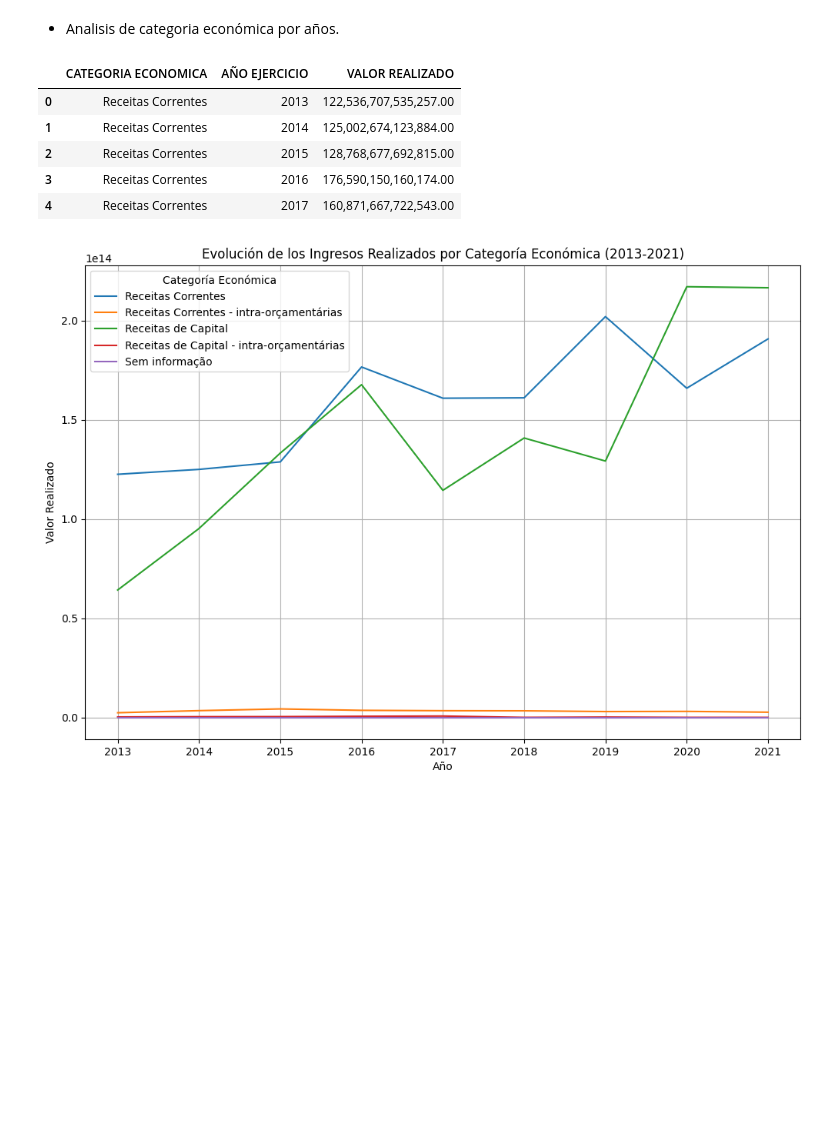
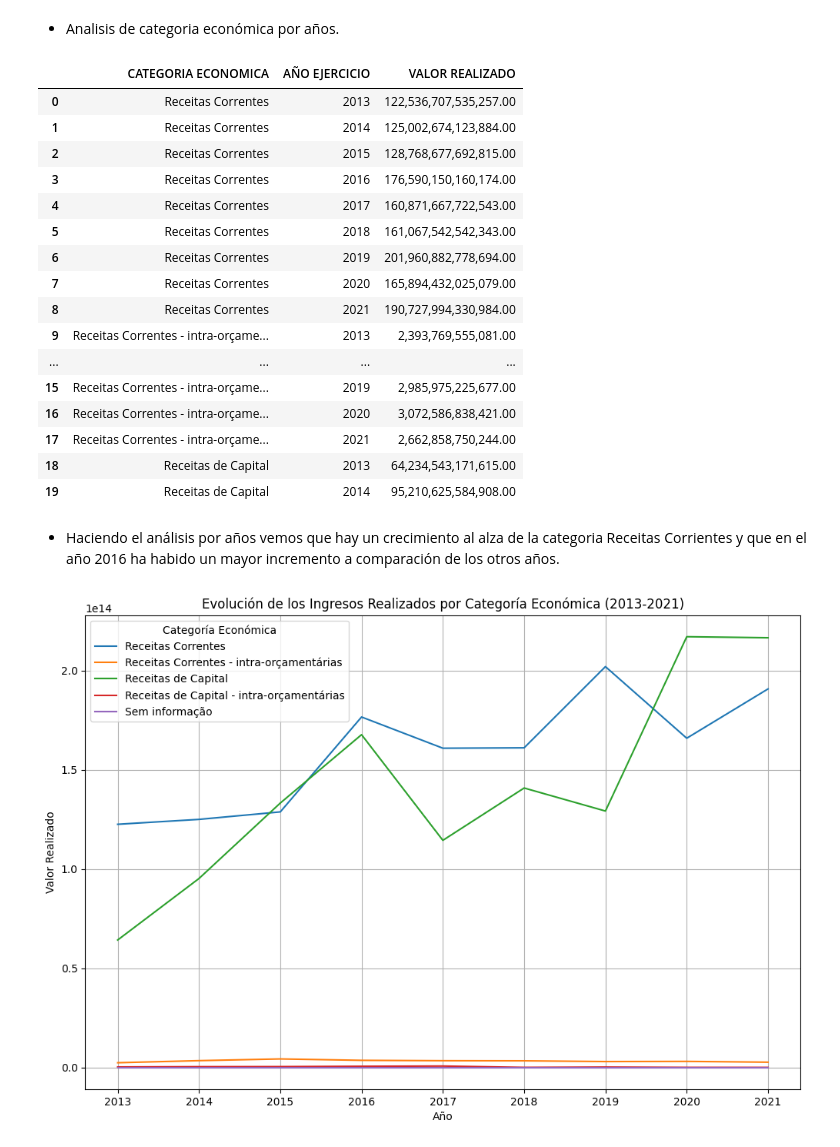
Before and after one commit to QuiqueBrotons83/Laboratorio_Python, a Jupyter notebook: notebook/Limpieza_datos_ingresos_Brasil. + visualizacion.ipynb, the cells around one changed output. Cells and saved outputs as stored; diff of their text form; code cells hidden in the pictures; blank space fills up the shorter version.

```diff
--- a/notebook/Limpieza_datos_ingresos_Brasil.ipynb
+++ b/notebook/Limpieza_datos_ingresos_Brasil. + visualizacion.ipynb
@@ -281,16 +286,29 @@ plt.show()
 # %%
 # Agrupamos por 'CATEGORIA ECONOMICA' y 'AÑO EJERCICIO' y calculamos la suma de 'VALOR REALIZADO'
 ingresos_por_categoria_año = df.groupby(['CATEGORIA ECONOMICA', 'AÑO EJERCICIO'])['VALOR REALIZADO'].sum().reset_index()
 
-# Visualizamos las primeras filas
-ingresos_por_categoria_año.head()
+# Visualizamos algunas filas
+ingresos_por_categoria_año.head(20)
 # %% [output]
 |  | CATEGORIA ECONOMICA | AÑO EJERCICIO | VALOR REALIZADO |
 | 0 | Receitas Correntes | 2013 | 122,536,707,535,257.00 |
 | 1 | Receitas Correntes | 2014 | 125,002,674,123,884.00 |
 | 2 | Receitas Correntes | 2015 | 128,768,677,692,815.00 |
 | 3 | Receitas Correntes | 2016 | 176,590,150,160,174.00 |
 | 4 | Receitas Correntes | 2017 | 160,871,667,722,543.00 |
+| 5 | Receitas Correntes | 2018 | 161,067,542,542,343.00 |
+| 6 | Receitas Correntes | 2019 | 201,960,882,778,694.00 |
+| 7 | Receitas Correntes | 2020 | 165,894,432,025,079.00 |
+| 8 | Receitas Correntes | 2021 | 190,727,994,330,984.00 |
+| 9 | Receitas Correntes - intra-orçame... | 2013 | 2,393,769,555,081.00 |
+| ... | ... | ... | ... |
+| 15 | Receitas Correntes - intra-orçame... | 2019 | 2,985,975,225,677.00 |
+| 16 | Receitas Correntes - intra-orçame... | 2020 | 3,072,586,838,421.00 |
+| 17 | Receitas Correntes - intra-orçame... | 2021 | 2,662,858,750,244.00 |
+| 18 | Receitas de Capital | 2013 | 64,234,543,171,615.00 |
+| 19 | Receitas de Capital | 2014 | 95,210,625,584,908.00 |
+# %% [markdown]
+- Haciendo el análisis por años vemos que hay un crecimiento al alza de la categoria Receitas Corrientes y que en el año 2016 ha habido un mayor incremento a comparación de los otros años.
 # %%
 import matplotlib.pyplot as plt
 
```
Also changed, not shown: parts of 7 cells of this notebook.
